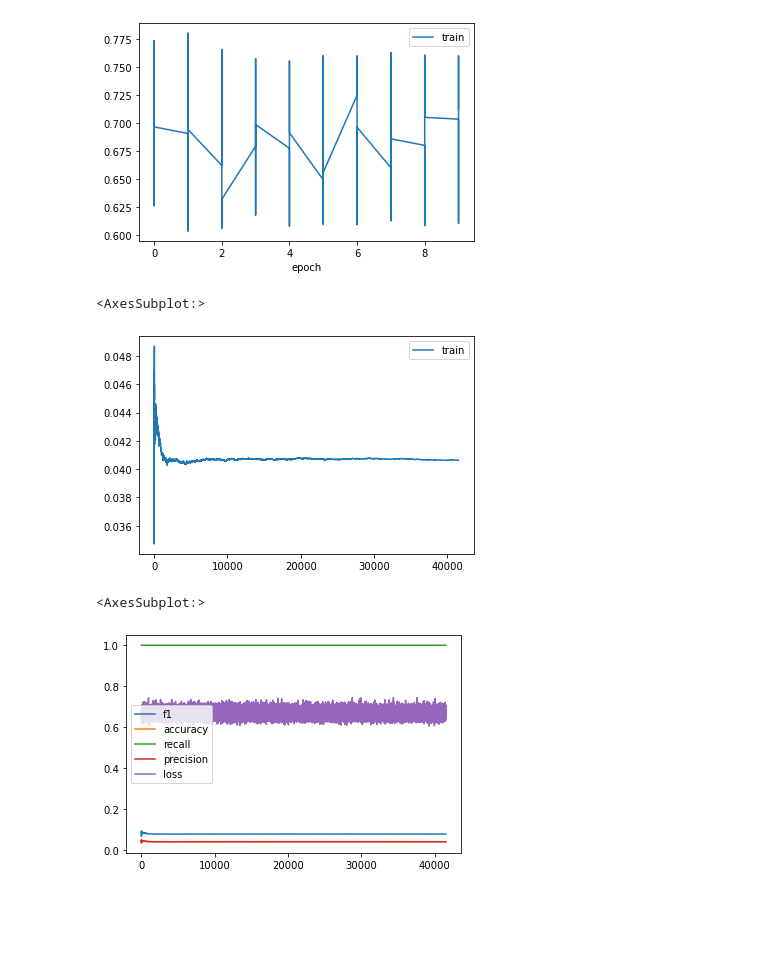
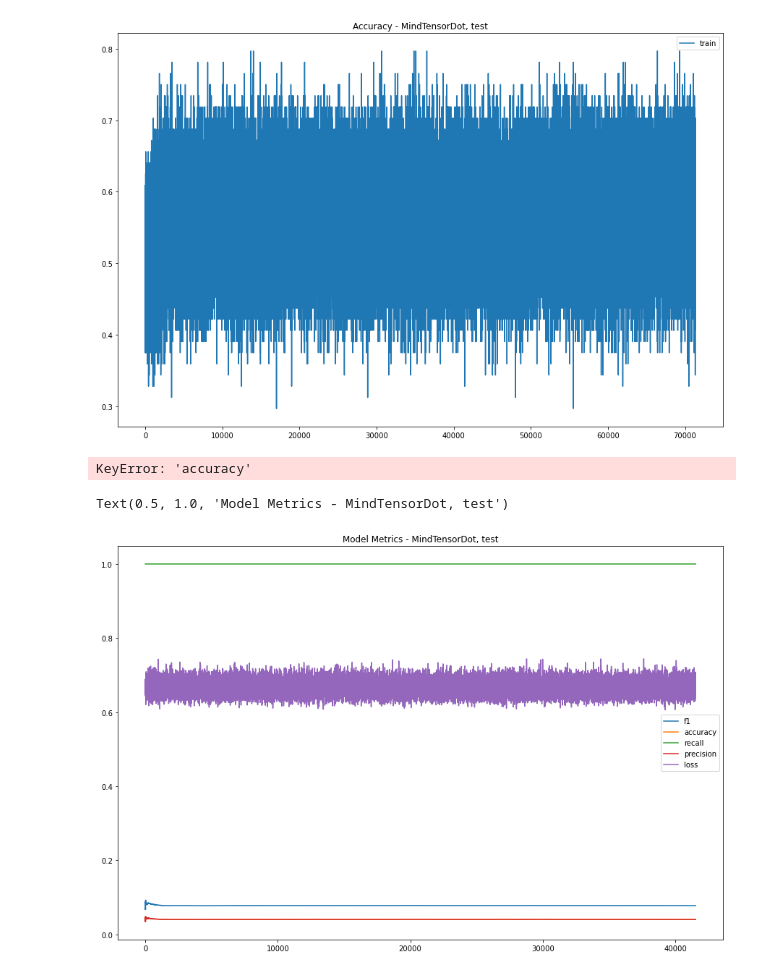
Before and after one commit to Guydada/MIND-Recommender-System-Project-Pytorch-TF-IDF--Deep-Learning, a Jupyter notebook: notebooks/final_report.ipynb, the cells around one changed output. Saved outputs shown, nothing was run; the diff lists cells and outputs as text; code cells hidden in the pictures; blank space fills up the shorter version.

```diff
--- a/notebooks/final_report.ipynb
+++ b/notebooks/final_report.ipynb
@@ -7,0 +24,5 @@ test = pd.read_csv('../results/test_df_MindTensorDot_test_cols_title_size_265809
+# %%
+# set default figure size
+plt.rcParams['figure.figsize'] = [15, 10]
+loss[['loss']].loc[70000:].plot()
+plt.title('Loss - MindTensorDot, train')
@@ -8,3 +32,4 @@ test = pd.read_csv('../results/test_df_MindTensorDot_test_cols_title_size_265809
 # %%
-loss.plot(x='epoch', y='loss', label='train')
+loss.plot(y='acc', label='train')
+plt.title('Accuracy - MindTensorDot, test')
 # %% [output]
@@ -12,11 +37,12 @@ loss.plot(x='epoch', y='loss', label='train')
-[figure, old version]
+[figure, new version]
 # %%
 test.plot(y='accuracy', label='train')
+plt.title('Accuracy - MindTensorDot, test')
 # %% [output]
-<AxesSubplot:>
+KeyError: 'accuracy'
-[figure, removed]
 # %%
 test.drop(columns=['Unnamed: 0', 'batch_num']).plot()
+plt.title('Model Metrics - MindTensorDot, test')
 # %% [output]
-<AxesSubplot:>
+Text(0.5, 1.0, 'Model Metrics - MindTensorDot, test')
-[figure, old version]
+[figure, new version]
```
Also changed, not shown: parts of 3 cells of this notebook, 15 other files.
